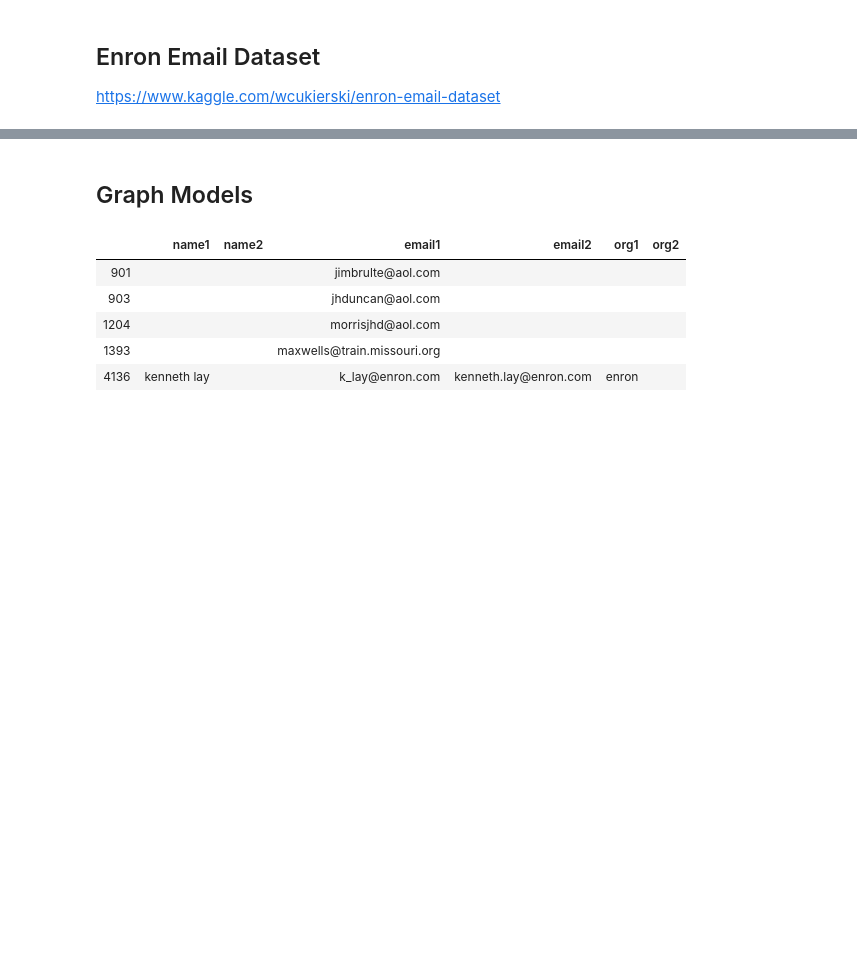
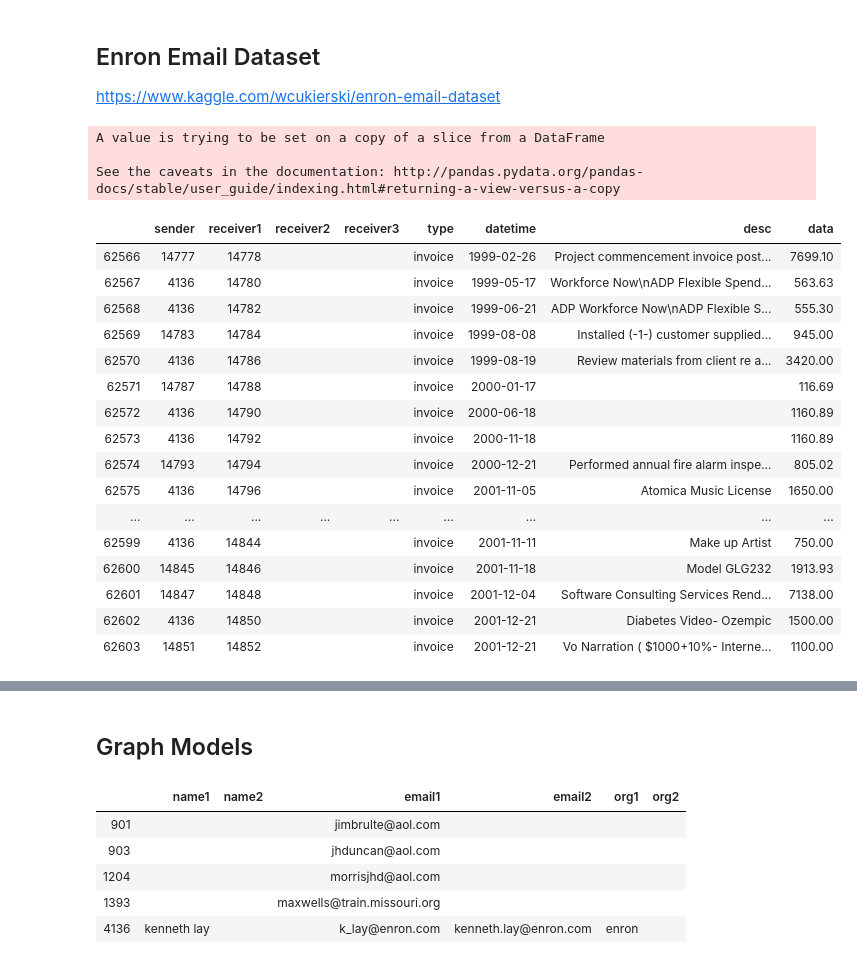
Before and after one commit to q1park/enron-emails, a Jupyter notebook: Example.ipynb, the cells around one changed output, grey strips where cells are left out. Saved outputs shown, nothing was run; the diff lists cells and outputs as text; code cells hidden in the pictures; blank space fills up the shorter version.

```diff
--- a/Example.ipynb
+++ b/Example.ipynb
@@ -229,5 +325,31 @@ def filter_nodes_by_date(idxs, edges, start_date, end_date):
 # %%
 graph = ForensicGraph.from_emails('data/enron/emails_filtered.csv')
+# %%
+graph.add_invoices('data/invoices/invoices.xlsx')
+# %% [output]
+A value is trying to be set on a copy of a slice from a DataFrame
+
+See the caveats in the documentation: http://pandas.pydata.org/pandas-docs/stable/user_guide/indexing.html#returning-a-view-versus-a-copy
+# %%
+graph.edges[graph.edges.type=='invoice']
+# %% [output]
+|  | sender | receiver1 | receiver2 | receiver3 | type | datetime | desc | data |
+| 62566 | 14777 | 14778 |  |  | invoice | 1999-02-26 | Project commencement invoice post... | 7699.10 |
+| 62567 | 4136 | 14780 |  |  | invoice | 1999-05-17 | Workforce Now\nADP Flexible Spend... | 563.63 |
+| 62568 | 4136 | 14782 |  |  | invoice | 1999-06-21 | ADP Workforce Now\nADP Flexible S... | 555.30 |
+| 62569 | 14783 | 14784 |  |  | invoice | 1999-08-08 | Installed (-1-) customer supplied... | 945.00 |
+| 62570 | 4136 | 14786 |  |  | invoice | 1999-08-19 | Review materials from client re a... | 3420.00 |
+| 62571 | 14787 | 14788 |  |  | invoice | 2000-01-17 |  | 116.69 |
+| 62572 | 4136 | 14790 |  |  | invoice | 2000-06-18 |  | 1160.89 |
+| 62573 | 4136 | 14792 |  |  | invoice | 2000-11-18 |  | 1160.89 |
+| 62574 | 14793 | 14794 |  |  | invoice | 2000-12-21 | Performed annual fire alarm inspe... | 805.02 |
+| 62575 | 4136 | 14796 |  |  | invoice | 2001-11-05 | Atomica Music License | 1650.00 |
+| ... | ... | ... | ... | ... | ... | ... | ... | ... |
+| 62599 | 4136 | 14844 |  |  | invoice | 2001-11-11 | Make up Artist | 750.00 |
+| 62600 | 14845 | 14846 |  |  | invoice | 2001-11-18 | Model GLG232 | 1913.93 |
+| 62601 | 14847 | 14848 |  |  | invoice | 2001-12-04 | Software Consulting Services Rend... | 7138.00 |
+| 62602 | 4136 | 14850 |  |  | invoice | 2001-12-21 | Diabetes Video- Ozempic | 1500.00 |
+| 62603 | 14851 | 14852 |  |  | invoice | 2001-12-21 | Vo Narration ( $1000+10%- Interne... | 1100.00 |
 # %%
 finder = graph.search_names('kenneth lay, jeff skilling')
 graph.nodes.loc[finder[0]]
```
Also changed, not shown: parts of 25 cells of this notebook, 1 other file.
